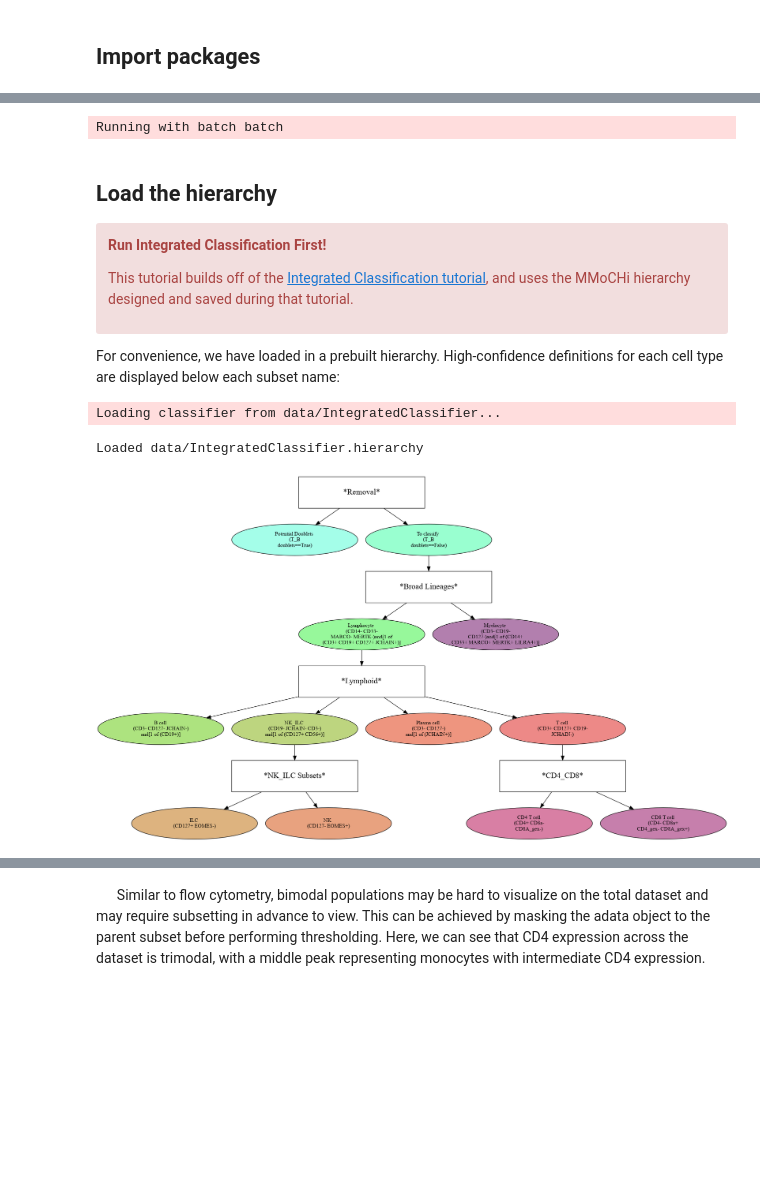
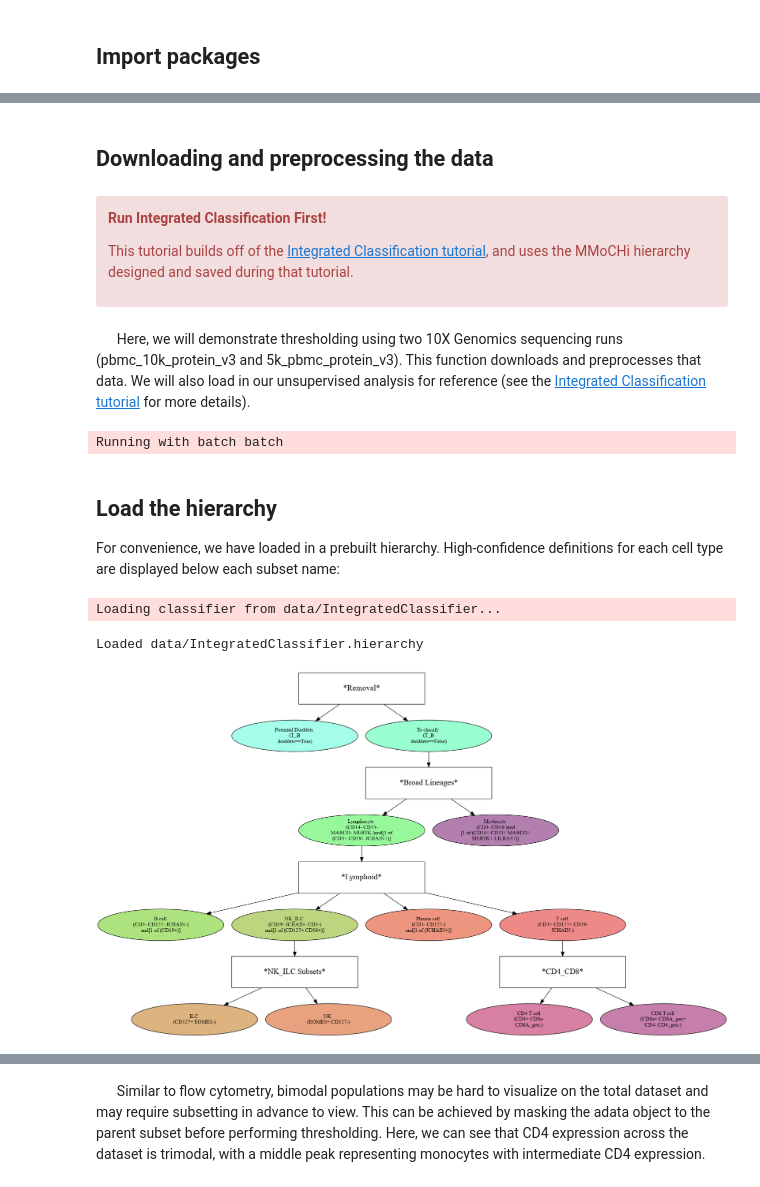
Before and after one commit to donnafarberlab/MMoCHi, a Jupyter notebook: docs/High_Confidence_Thresholding.ipynb, the cells around one changed output, grey strips where cells are left out. Drawn from its saved outputs; the diff is of its cells as text; code cells hidden in the pictures; blank space fills up the shorter version.

```diff
--- a/docs/High_Confidence_Thresholding.ipynb
+++ b/docs/High_Confidence_Thresholding.ipynb
@@ -13,4 +13,6 @@ import matplotlib.pyplot as plt
 import pandas as pd
 import numpy as np
 import mmochi as mmc
-mmc.log_to_file('data/Thresholding')
+import os
+plt.rcParams['figure.dpi'] = 150
+mmc.log_to_file('thresholding')
@@ -20,3 +21,17 @@ Here, we will demonstrate thresholding using two 10X Genomics sequencing runs (p
+# %%
+mmc.DATA_KEY = 'landmark_protein'
+mmc.BATCH_KEY = 'batch'
+# %% [markdown]
+## **Downloading and preprocessing the data**
+# %% [markdown]
+<div class="alert alert-danger">
+
+**Run Integrated Classification First!**
+
+This tutorial builds off of the [Integrated Classification tutorial](./Integrated_Classification.ipynb), and uses the MMoCHi hierarchy designed and saved during that tutorial.
+</div>
+# %% [markdown]
+&nbsp;&nbsp;&nbsp;&nbsp;&nbsp;&nbsp;Here, we will demonstrate thresholding using two 10X Genomics sequencing runs (pbmc_10k_protein_v3 and 5k_pbmc_protein_v3). This function downloads and preprocesses that data. We will also load in our unsupervised analysis for reference (see the [Integrated Classification tutorial](./Integrated_Classification.ipynb) for more details).
 # %%
 batches = ['pbmc_10k_protein_v3','5k_pbmc_protein_v3']
 files = ['data/pbmc_10k_protein_v3.h5','data/5k_pbmc_protein_v3.h5']
@@ -33,19 +51,16 @@ adata.var = adata.var.astype('category')
 Running with batch batch
 # %% [markdown]
 ## **Load the hierarchy**
-<div class="alert alert-danger">
 
-**Run Integrated Classification First!**
-
-This tutorial builds off of the [Integrated Classification tutorial](./Integrated_Classification.ipynb), and uses the MMoCHi hierarchy designed and saved during that tutorial.
-</div>
 For convenience, we have loaded in a prebuilt hierarchy. High-confidence definitions for each cell type are displayed below each subset name:
 # %%
+assert os.path.isfile('data/IntegratedClassifier.hierarchy'), 'Object not found. Run the Integrated Clasification tutorial to generate it!'
+
 h = mmc.Hierarchy(load='data/IntegratedClassifier')
-h.color_dict(True,rot=1,hue=3, mode='DEPTH')
-h.display(True,font_mult=.75)
+h.color_dict(True, rot=1, hue=3, mode='DEPTH')
+h.display(True, font_mult=.75)
 # %% [output]
 Loading classifier from data/IntegratedClassifier...
 Loaded data/IntegratedClassifier.hierarchy
-[figure, old version]
+[figure, new version]
 # %% [markdown]
```
Also changed, not shown: parts of 20 cells of this notebook, 31 other files.
